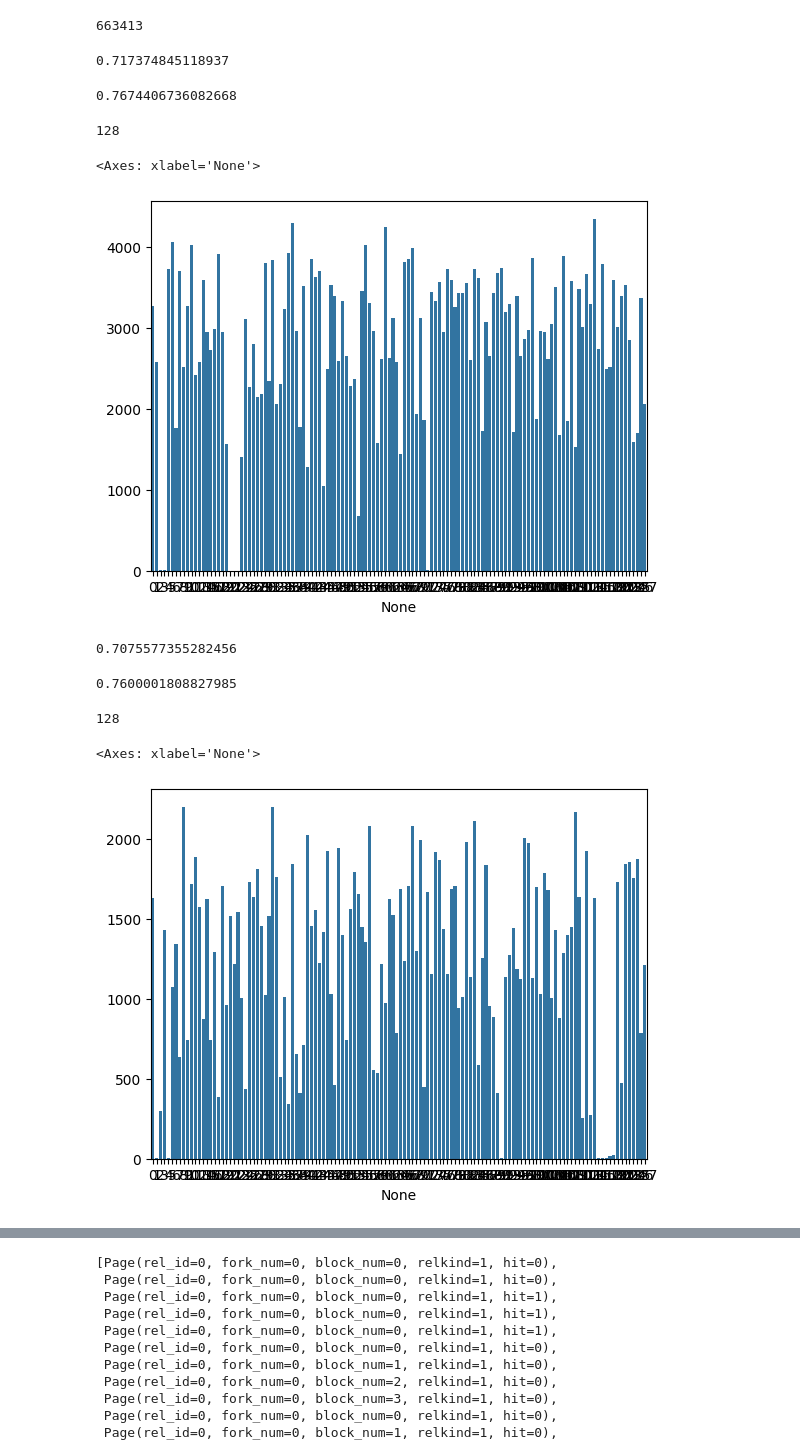
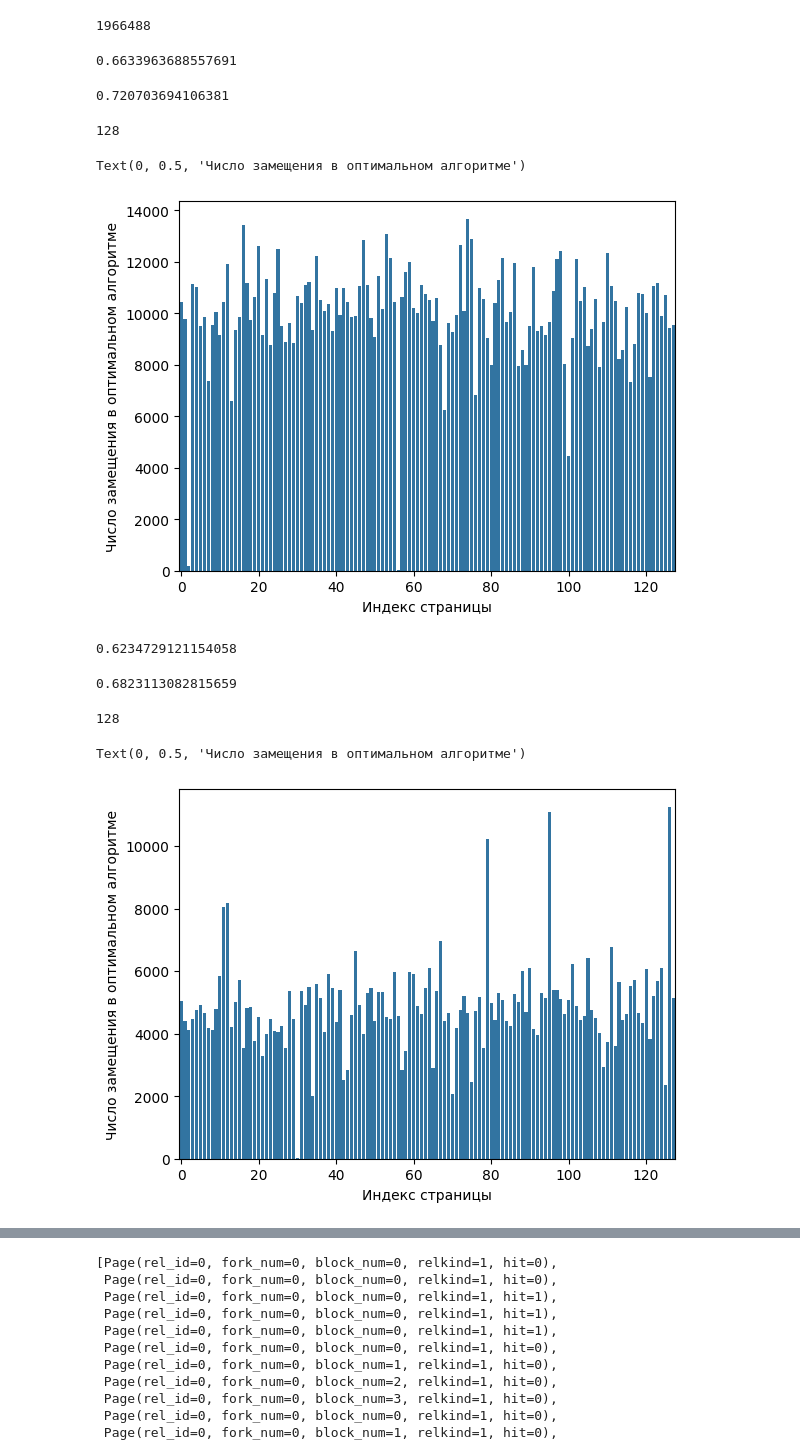
Before and after one commit to maxerMU/masters_nir, a Jupyter notebook: diplom/src/analyse_data.ipynb, the cells around one changed output, grey strips where cells are left out. Saved outputs shown, nothing was run; the diff lists cells and outputs as text; code cells hidden in the pictures.

```diff
--- a/diplom/src/analyse_data.ipynb
+++ b/diplom/src/analyse_data.ipynb
@@ -12,8 +14,6 @@ from logfile_reader import (
 )
 # %%
-BUFFER_SIZE = 128
-TRAIN_PART = 0.7
-DATASET = "train_data/tpcc_logfile"
+DATASET = "train_data/tpcc_big_logfile"
 
 TRAIN_PAGES_FILE = DATASET + "_train"
 TEST_PAGES_FILE = DATASET + "_test"
@@ -62,41 +62,47 @@ len(train_optimal_results)
 # %%
 len(test_optimal_results)
 # %% [output]
-663413
+1966488
 # %%
 sum([page.hit for page in train_pages]) / len(train_pages)
 # %% [output]
-0.717374845118937
+0.6633963688557691
 # %%
 sum([1 for x in train_optimal_results if len(x) == 0]) / len(train_optimal_results)
 # %% [output]
-0.7674406736082668
+0.720703694106381
 # %%
 data = pd.Series([x[0][0] for x in train_optimal_results if len(x) != 0])
 value_counts = data.value_counts()
 print(len(value_counts))
 sns.barplot(x=value_counts.index, y=value_counts.values)
+plt.xticks(ticks=range(0, BUFFER_SIZE + 1, 20))
+plt.xlabel("Индекс страницы")
+plt.ylabel("Число замещения в оптимальном алгоритме")
 # %% [output]
 128
-<Axes: xlabel='None'>
+Text(0, 0.5, 'Число замещения в оптимальном алгоритме')
-[figure, old version]
+[figure, new version]
 # %%
 sum([page.hit for page in test_pages]) / len(test_pages)
 # %% [output]
-0.7075577355282456
+0.6234729121154058
 # %%
 sum([1 for x in test_optimal_results if len(x) == 0]) / len(test_optimal_results)
 # %% [output]
-0.7600001808827985
+0.6823113082815659
 # %%
 data = pd.Series([x[0][0] for x in test_optimal_results if len(x) != 0])
 value_counts = data.value_counts()
 print(len(value_counts))
 sns.barplot(x=value_counts.index, y=value_counts.values)
+plt.xticks(ticks=range(0, BUFFER_SIZE + 1, 20))
+plt.xlabel("Индекс страницы")
+plt.ylabel("Число замещения в оптимальном алгоритме")
 # %% [output]
 128
-<Axes: xlabel='None'>
+Text(0, 0.5, 'Число замещения в оптимальном алгоритме')
-[figure, old version]
+[figure, new version]
 # %%
 df = pd.DataFrame([asdict(page) for page in pages])
 correlation_matrix = df.corr()
```
Also changed, not shown: parts of 6 cells of this notebook, 33 other files.
